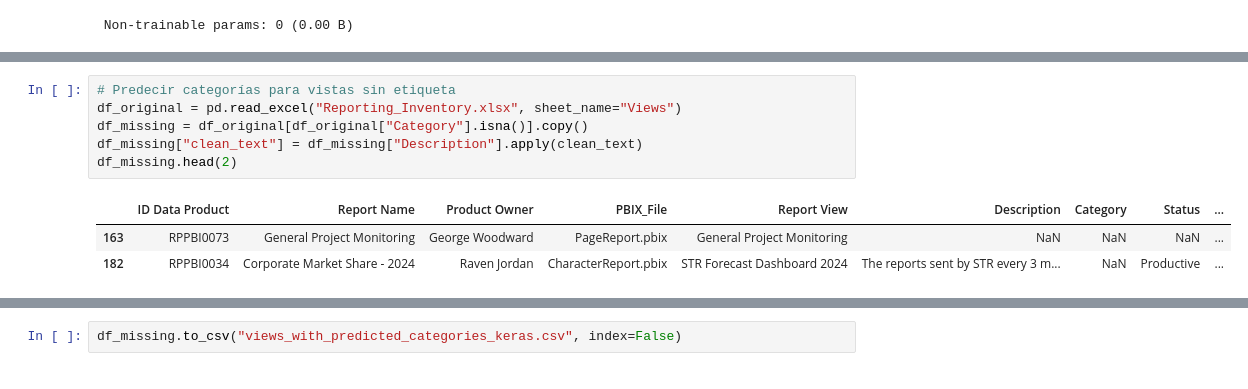
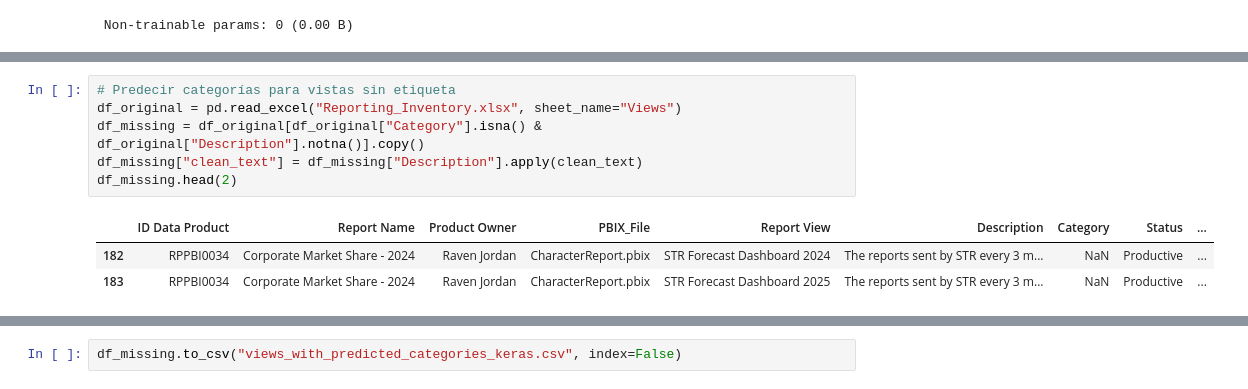
Before and after one commit to cbadenes/semantic-report-search, a Jupyter notebook: data/analysis/30_classify_categories.ipynb, the cells around one changed output, grey strips where cells are left out. Drawn from its saved outputs; the diff is of its cells as text.

```diff
--- a/data/analysis/30_classify_categories.ipynb
+++ b/data/analysis/30_classify_categories.ipynb
@@ -100,13 +100,13 @@ Epoch 10/10
 # %%
 # Predecir categorías para vistas sin etiqueta
 df_original = pd.read_excel("Reporting_Inventory.xlsx", sheet_name="Views")
-df_missing = df_original[df_original["Category"].isna()].copy()
+df_missing = df_original[df_original["Category"].isna() & df_original["Description"].notna()].copy()
 df_missing["clean_text"] = df_missing["Description"].apply(clean_text)
 df_missing.head(2)
 # %% [output]
 |  | ID Data Product | Report Name | Product Owner | PBIX_File | Report View | Description | Category | Status | ... |
-| 163 | RPPBI0073 | General Project Monitoring | George Woodward | PageReport.pbix | General Project Monitoring | NaN | NaN | NaN | ... |
 | 182 | RPPBI0034 | Corporate Market Share - 2024 | Raven Jordan | CharacterReport.pbix | STR Forecast Dashboard 2024 | The reports sent by STR every 3 m... | NaN | Productive | ... |
+| 183 | RPPBI0034 | Corporate Market Share - 2024 | Raven Jordan | CharacterReport.pbix | STR Forecast Dashboard 2025 | The reports sent by STR every 3 m... | NaN | Productive | ... |
 # %%
 X_missing_seq = tokenizer.texts_to_sequences(df_missing["clean_text"])
 X_missing_pad = pad_sequences(X_missing_seq, maxlen=50)
```
Also changed, not shown: parts of 2 cells of this notebook.
